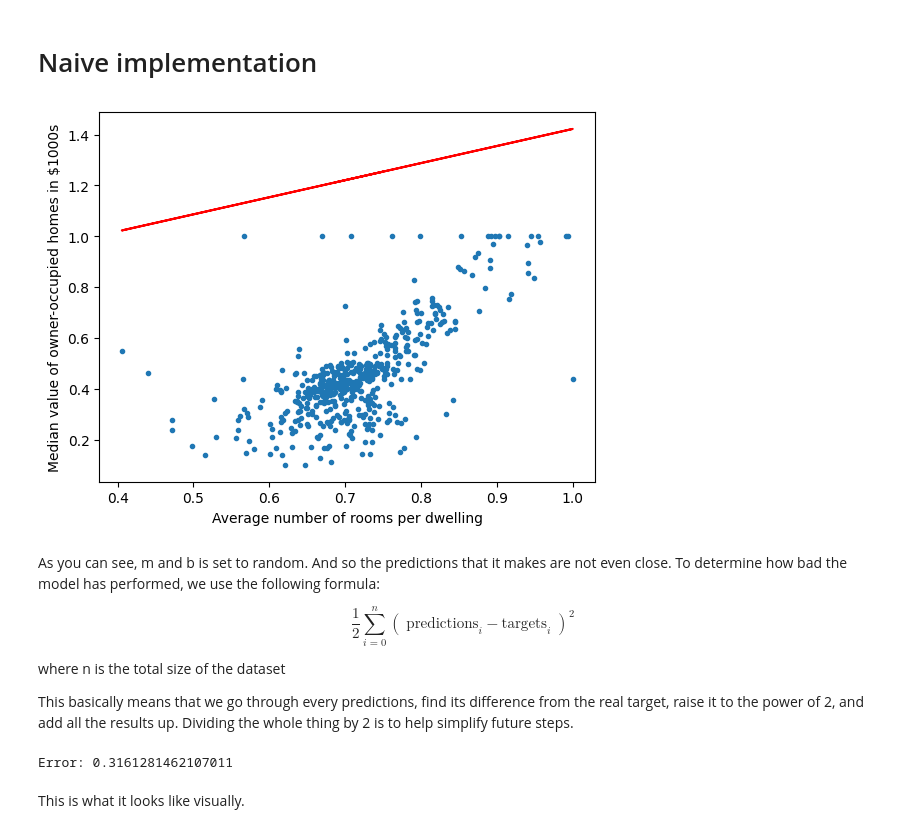
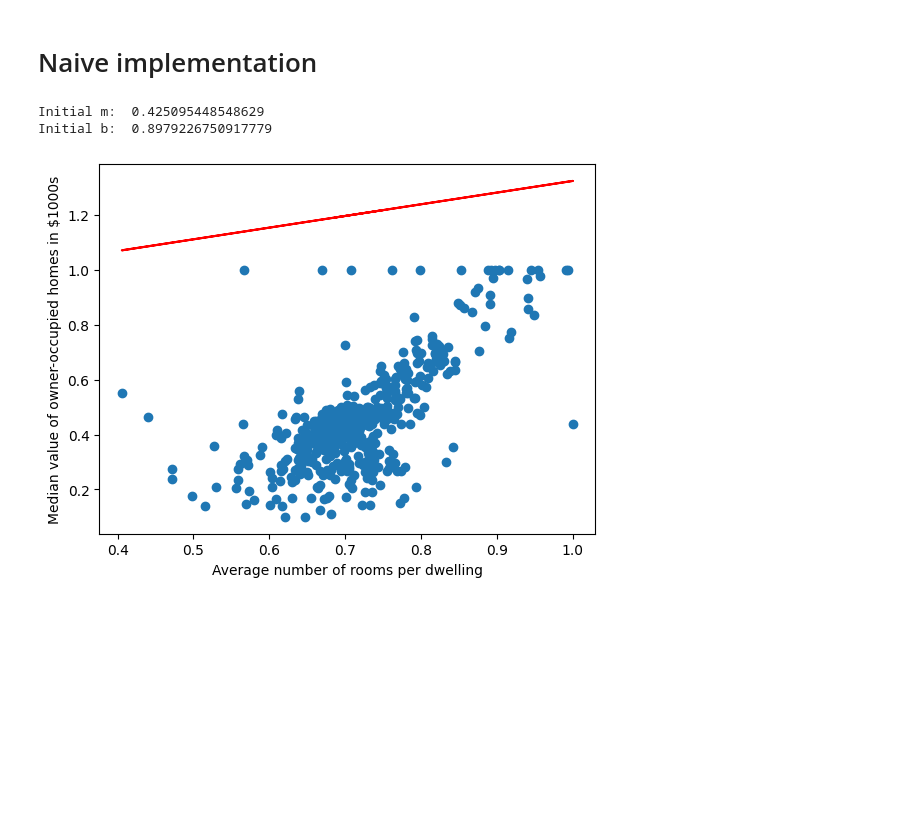
Before and after one commit to sokmontrey/machine-learning, a Jupyter notebook: linear-regression/main.ipynb, the cells around one changed output. Cells and saved outputs as stored; diff of their text form; code cells hidden in the pictures; blank space fills up the shorter version.

```diff
--- a/linear-regression/main.ipynb
+++ b/linear-regression/main.ipynb
@@ -57,34 +69,17 @@ def model(input, m, b):
-# %%
-X = dataset[:, 0] / max(dataset[:, 0]) # normalize the input values (0 -> 1)
-TARGET = dataset[:, 1] / max(dataset[:, 1]) # normalize the target values (0 -> 1)
-
-m = random.random()
-b = random.random()
-predictions = model(X, m, b)
-
-plt.scatter(X, TARGET, marker='.')
-plt.plot(X, predictions, color='red')
-plt.xlabel('Average number of rooms per dwelling')
-plt.ylabel('Median value of owner-occupied homes in $1000s')
-plt.show()
-# %% [output]
-[figure, removed]
-# %% [markdown]
-As you can see, m and b is set to random. And so the predictions that it makes are not even close. To determine how bad the model has performed, we use the following formula:
-
-$$
-\frac{1}{2} \sum_{i=0}^{n} ( \; \text{predictions}_{i} - \text{targets}_{i} \; ) ^ 2
-$$
-
-where n is the total size of the dataset
-
-This basically means that we go through every predictions, find its difference from the real target, raise it to the power of 2, and add all the results up. Dividing the whole thing by 2 is to help simplify future steps.
+# %%
+# our custom m and b set to random values initially
+m = random.random()
+b = random.random()
+
+print("Initial m: ", m)
+print("Initial b: ", b)
+
+predictions = predict(rooms, m, b)
+plot(rooms, true_prices, predictions)
+# %% [output]
+Initial m:  0.425095448548629
+Initial b:  0.8979226750917779
+[figure, added]
 # %%
-def loss(predictions, targets):
-    return ((predictions - targets) ** 2).sum() / 2
-
-print("Error:", loss(predictions, TARGET) / len(TARGET))
+def totalLoss(predictions, targets):
+    return np.sum((predictions - targets) ** 2) / 2
-# %% [output]
-Error: 0.3161281462107011
-# %% [markdown]
-This is what it looks like visually.
```
Also changed, not shown: parts of 20 cells of this notebook, 2 other files.
